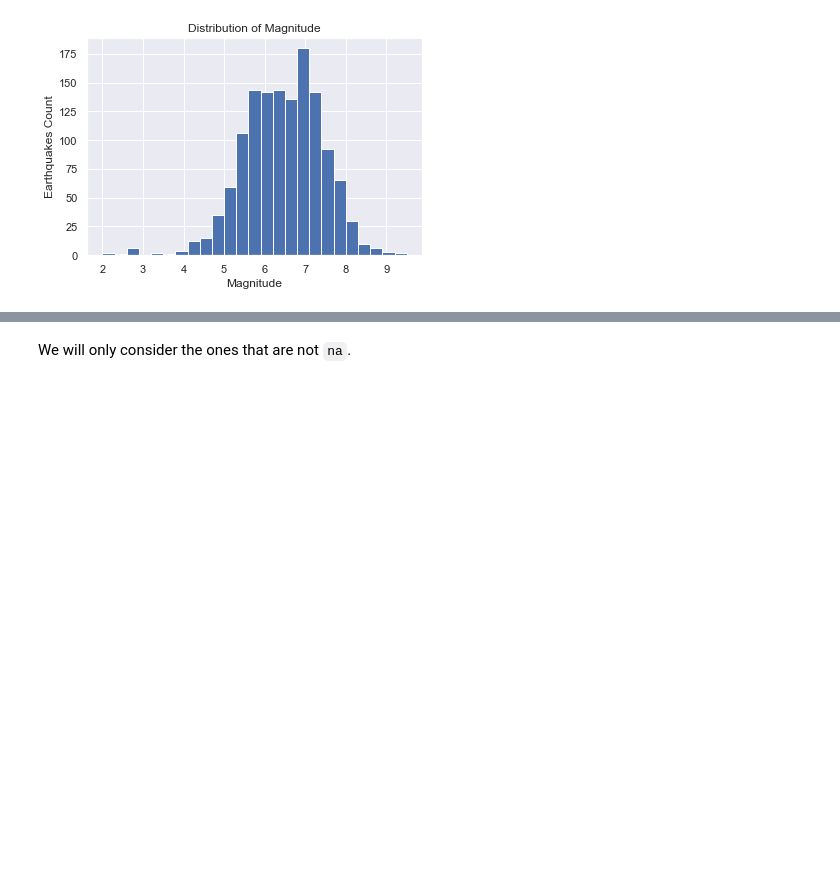
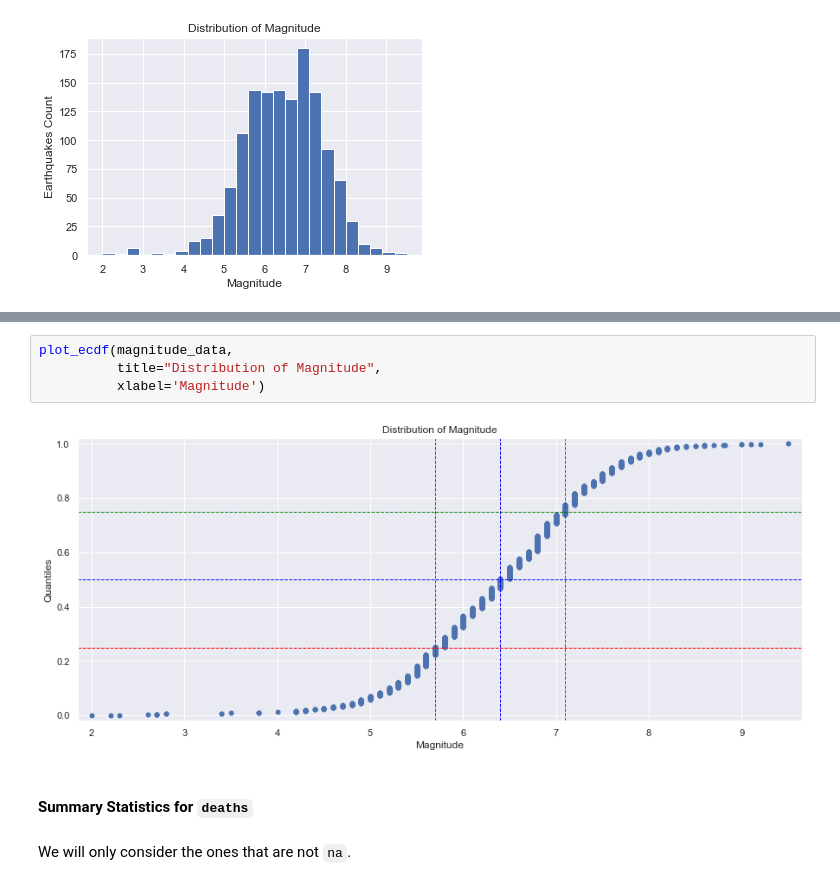
Before and after one commit to nss-data-science-cohort-4/dq3-earthquakes-amdquake, a Jupyter notebook: notebook/mr-part-1-analysis.ipynb, the cells around one changed output, grey strips where cells are left out. Cells and saved outputs as stored; diff of their text form; blank space fills up the shorter version.

```diff
--- a/notebook/mr-part-1-analysis.ipynb
+++ b/notebook/mr-part-1-analysis.ipynb
@@ -452,3 +506,11 @@ plt.ylabel("Earthquakes Count");
+# %%
+plot_ecdf(magnitude_data,
+          title="Distribution of Magnitude",
+          xlabel='Magnitude')
+# %% [output]
+[figure, added]
+# %% [markdown]
+#### Summary Statistics for  `deaths`
 # %% [markdown]
 We will only consider the ones that are not `na`.
 # %%
```
Also changed, not shown: parts of 32 cells of this notebook.
